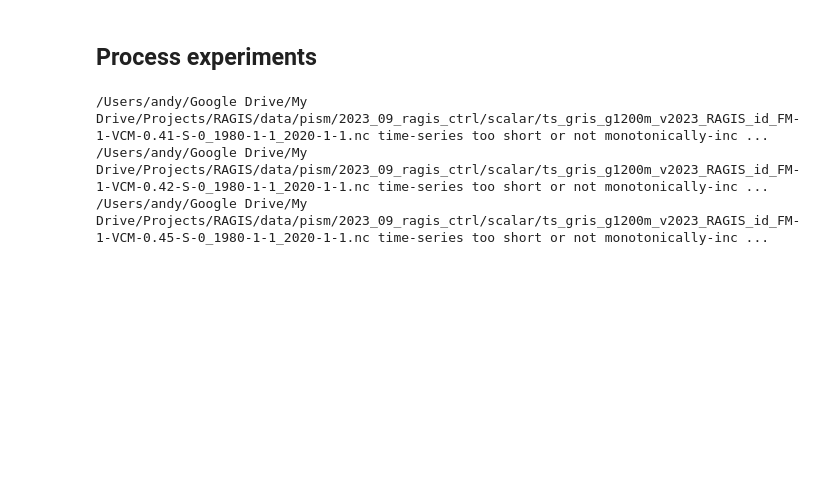
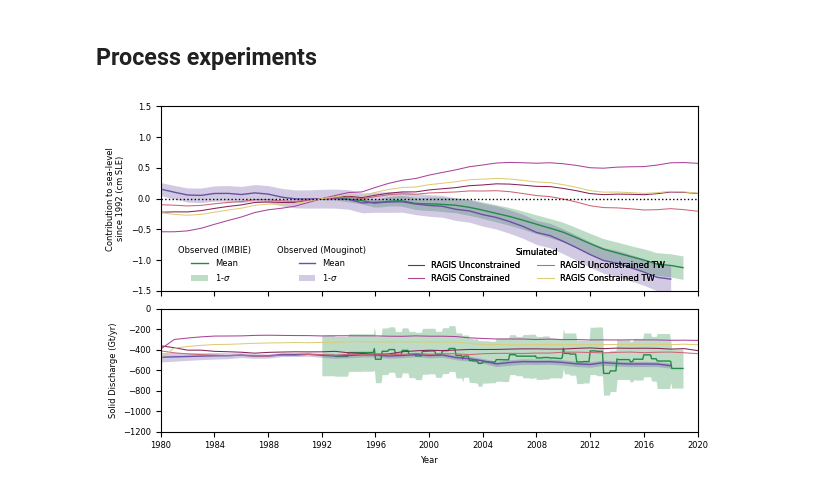
Before and after one commit to pism/pism-ragis, a Jupyter notebook: notebooks/analyze_scalars.ipynb, the cells around one changed output. Cells and saved outputs as stored; diff of their text form; code cells hidden in the pictures; blank space fills up the shorter version.

```diff
--- a/notebooks/analyze_scalars.ipynb
+++ b/notebooks/analyze_scalars.ipynb
@@ -23,8 +24,8 @@ norm_year = 1992.0
 plt.rc('font', size=6)
 plt.style.use("tableau-colorblind10")
 
-mass_varname = "Cumulative ice sheet mass change (cm SLE)"
-mass_uncertainty_varname = "Cumulative ice sheet mass change uncertainty (cm SLE)"
+mass_varname = "SLE (cm)"
+mass_uncertainty_varname = "SLE uncertainty (cm)"
 discharge_varname = "Rate of ice discharge (Gt/yr)"
 discharge_uncertainty_varname = "Rate of ice discharge uncertainty (Gt/yr)"
 smb_varname = "Rate of surface mass balance (Gt/yr)"
@@ -55,2 +54,8 @@ KeyError: 'Cumulative ice sheet mass change (cm SLE)'
 # %%
-imbie
+mou = load_mouginot(url=Path("/mnt/storstrommen/ragis/data/mouginot/pnas.1904242116.sd02.xlsx"), norm_year=1980)
+mou_gis = mou[mou["Basin"] == "GIS"]
+
+mou_1992 = load_mouginot(url=Path("/mnt/storstrommen/ragis/data/mouginot/pnas.1904242116.sd02.xlsx"), norm_year=1992)
+mou_gis_1992 = mou_1992[mou_1992["Basin"] == "GIS"]
+
+# man = load_mankoff(Path("/mnt/storstrommen/ragis/data/mankoff/MB_SMB_D_BMB.csv"))
@@ -73,7 +62,7 @@ mou = load_mouginot(url="/Users/andy/Google Drive/My Drive/Projects/RAGIS/data/p
 # %% [markdown]
 ## Make a list of all experiments
 # %%
-data_dir = "/Users/andy/Google Drive/My Drive/Projects/RAGIS/data/pism/"
+data_dir = "/mnt/storstrommen/ragis/data/pism/"
 
 sims = {
     "no frontal melt": os.path.join(data_dir, "2023_08_ragis_tillwat/scalar/ts_gris_g900m_v2023_RAGIS_id_FM-0-VCM-0.45-S-0_1980-1-1_2020-1-1.nc"),
@@ -98,9 +87,12 @@ sims = {
 # }
 
 sims = {
-    "RAGIS VCM-0.41": os.path.join(data_dir, "2023_09_ragis_ctrl/scalar/ts_gris_g1200m_v2023_RAGIS_id_FM-1-VCM-0.41-S-0_1980-1-1_2020-1-1.nc"),
-    "RAGIS VCM-0.42": os.path.join(data_dir, "2023_09_ragis_ctrl/scalar/ts_gris_g1200m_v2023_RAGIS_id_FM-1-VCM-0.42-S-0_1980-1-1_2020-1-1.nc"),
-    "RAGIS VCM-0.45": os.path.join(data_dir, "2023_09_ragis_ctrl/scalar/ts_gris_g1200m_v2023_RAGIS_id_FM-1-VCM-0.45-S-0_1980-1-1_2020-1-1.nc"),
+    "RAGIS Unconstrained": os.path.join(data_dir, "2024_02_ragis/scalar/ts_gris_g900m_v2024-02_RAGIS_id_BAYES-MEDIAN_1980-1-1_2020-1-1.nc"),
+    "RAGIS Constrained": os.path.join(data_dir, "2024_02_ragis/scalar/ts_gris_g900m_v2024-02_RAGIS_id_BAYES-MEDIAN-FR-OFF_1980-1-1_2020-1-1.nc"),
+    "RAGIS Unconstrained TW": os.path.join(data_dir, "2024_02_ragis_tw/scalar/ts_gris_g900m_v2024-02_RAGIS_id_BAYES-MEDIAN_1980-1-1_2020-1-1.nc"),
+    "RAGIS Constrained TW": os.path.join(data_dir, "2024_02_ragis_tw/scalar/ts_gris_g900m_v2024-02_RAGIS_id_BAYES-MEDIAN-FR-OFF_1980-1-1_2020-1-1.nc"),
+#    "GrIMP Unconstrained": os.path.join(data_dir, "2024_02_grimp/scalar/ts_gris_g900m_v2023_GRIMP_id_BAYES-MEDIAN_1980-1-1_2020-1-1.nc"),
+#    "GrIMP Constrained": os.path.join(data_dir, "2024_02_grimp/scalar/ts_gris_g900m_v2023_GRIMP_id_BAYES-MEDIAN-FR-OFF_1980-1-1_2020-1-1.nc"),
 }
 # %% [markdown]
 ## Process experiments
@@ -109,13 +101,8 @@ sims = {
 
 exp_dfs = []
 for sim_key, sim_val in sims.items():
-    if check_file(sim_val):
-        df = ncfile2dataframe(sim_val, resample="yearly")
-        exp_dfs.append(df)
+    df = ncfile2dataframe(sim_val, resample="yearly", norm_year=1992)
+    exp_dfs.append(df)
-# %% [output]
-/Users/andy/Google Drive/My Drive/Projects/RAGIS/data/pism/2023_09_ragis_ctrl/scalar/ts_gris_g1200m_v2023_RAGIS_id_FM-1-VCM-0.41-S-0_1980-1-1_2020-1-1.nc time-series too short or not monotonically-inc ...
-/Users/andy/Google Drive/My Drive/Projects/RAGIS/data/pism/2023_09_ragis_ctrl/scalar/ts_gris_g1200m_v2023_RAGIS_id_FM-1-VCM-0.42-S-0_1980-1-1_2020-1-1.nc time-series too short or not monotonically-inc ...
-/Users/andy/Google Drive/My Drive/Projects/RAGIS/data/pism/2023_09_ragis_ctrl/scalar/ts_gris_g1200m_v2023_RAGIS_id_FM-1-VCM-0.45-S-0_1980-1-1_2020-1-1.nc time-series too short or not monotonically-inc ...
 # %%
 plt.rc('font', size=6)
 plt.style.use("tableau-colorblind10")
@@ -123,7 +110,7 @@ plt.style.use("tableau-colorblind10")
 fig, axs = plt.subplots(nrows=2, ncols=1, sharex="col", figsize=(6.2, 3.8), height_ratios=[3, 2])
 fig.subplots_adjust(wspace=-0.5, hspace=-0.5)
 
-for obs, o, obs_color, obs_loc  in zip([imbie, mou], ["IMBIE", "Mouginot (2019)"],
+for obs, o, obs_color, obs_loc  in zip([imbie, mou_gis_1992], ["IMBIE", "Mouginot"],
                                        [imbie_color, mou_color], [(0.1, 0.0), (0.3, 0.0)]):
     obs_ci = axs[0].fill_between(obs["Date"],
                     (obs[mass_varname] + sigma * obs[mass_uncertainty_varname]),
@@ -147,34 +134,36 @@ sim_handles = []
 sim_labels = []
 for k, exp in enumerate(exp_dfs):
     sim_label = list(sims.keys())[k]
-    sim_handle = axs[0].plot(exp["time"], exp[mass_varname], color=sim_colors[k], alpha=1.0, lw=0.75)
-    axs[1].plot(exp["time"], exp[discharge_varname], color=sim_colors[k], alpha=1.0, lw=0.75)
+    sim_handle = axs[0].plot(exp["time"], -exp[mass_varname], color=sim_colors[k], alpha=1.0, lw=0.75)
+    axs[1].plot(exp["time"], -exp[discharge_varname], color=sim_colors[k], alpha=1.0, lw=0.75)
     sim_handles.append(sim_handle[0])
     sim_labels.append(sim_label)
 
 
 fig.set_facecolor(bg_color)
 for ax in axs:
     ax.set_facecolor(bg_color)
 fig.set_facecolor(bg_color)
 
 axs[0].axhline(0, color="k", ls="dotted", lw=1.0)
 axs[0].set_xlabel("")
 axs[0].set_ylabel("Contribution to sea-level\nsince 1992 (cm SLE)")
 axs[-1].set_xlabel("Year")
 axs[1].set_ylabel("Solid Discharge (Gt/yr)")
 axs[0].set_xlim(pd.to_datetime("1980-1-1"), pd.to_datetime("2020-1-1"))
 axs[0].set_ylim(-1.5, 1.5)
 axs[1].set_ylim(-1200, 0)
 
 
 legend_sim = axs[0].legend(handles=sim_handles, labels=sim_labels, loc="lower center", bbox_to_anchor=(0.7, 0.0),
                            ncols=2, title="Simulated")
 legend_sim.get_frame().set_linewidth(0.0)
 legend_sim.get_frame().set_alpha(0.0)
 axs[0].add_artist(legend_sim)
 
 fig.tight_layout()
 fig.savefig("ragis-comp_scalar.pdf")
 !open ragis-comp_scalar.pdf
+# %% [output]
+[figure, added]
 # %%
```
Also changed, not shown: parts of 9 cells of this notebook, 1 other file.
